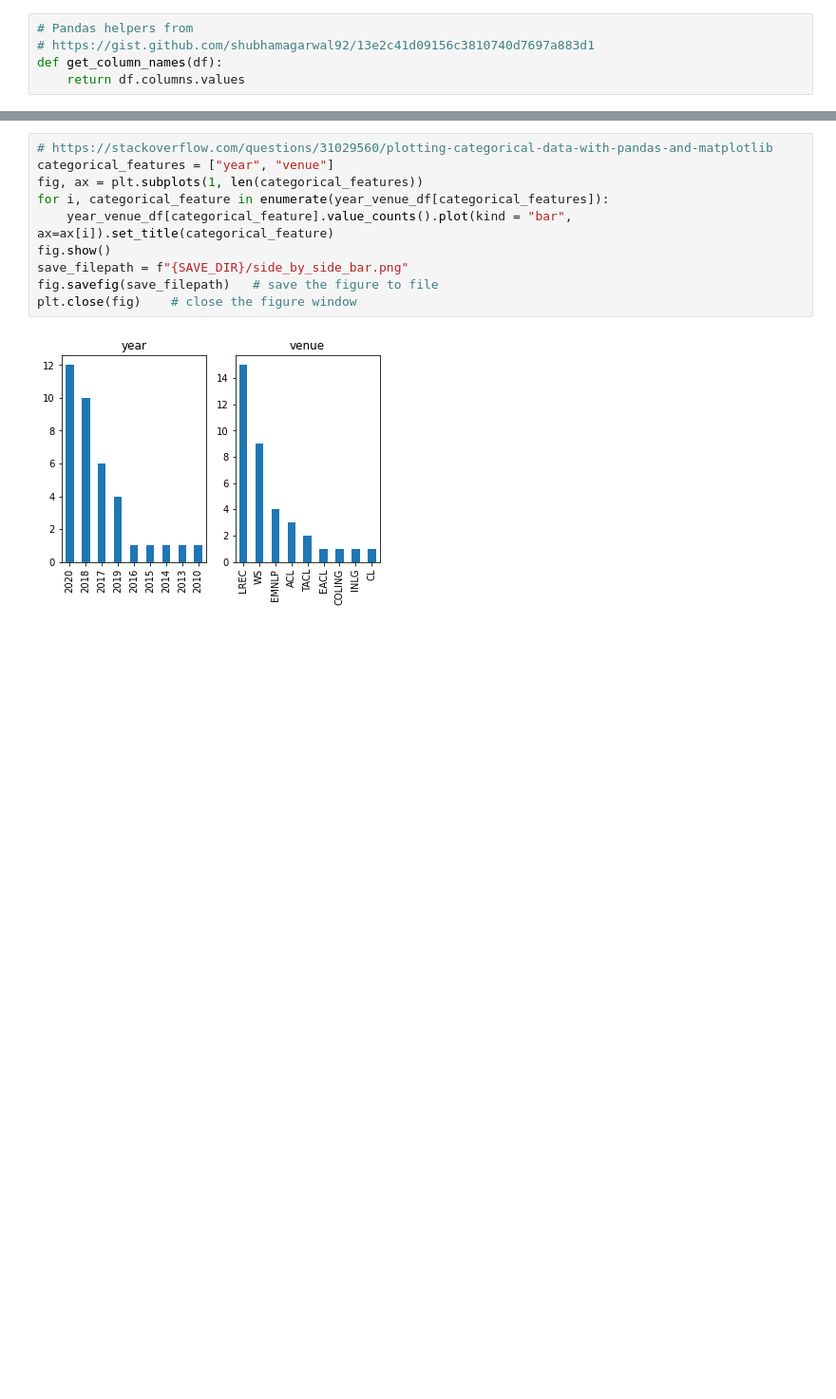
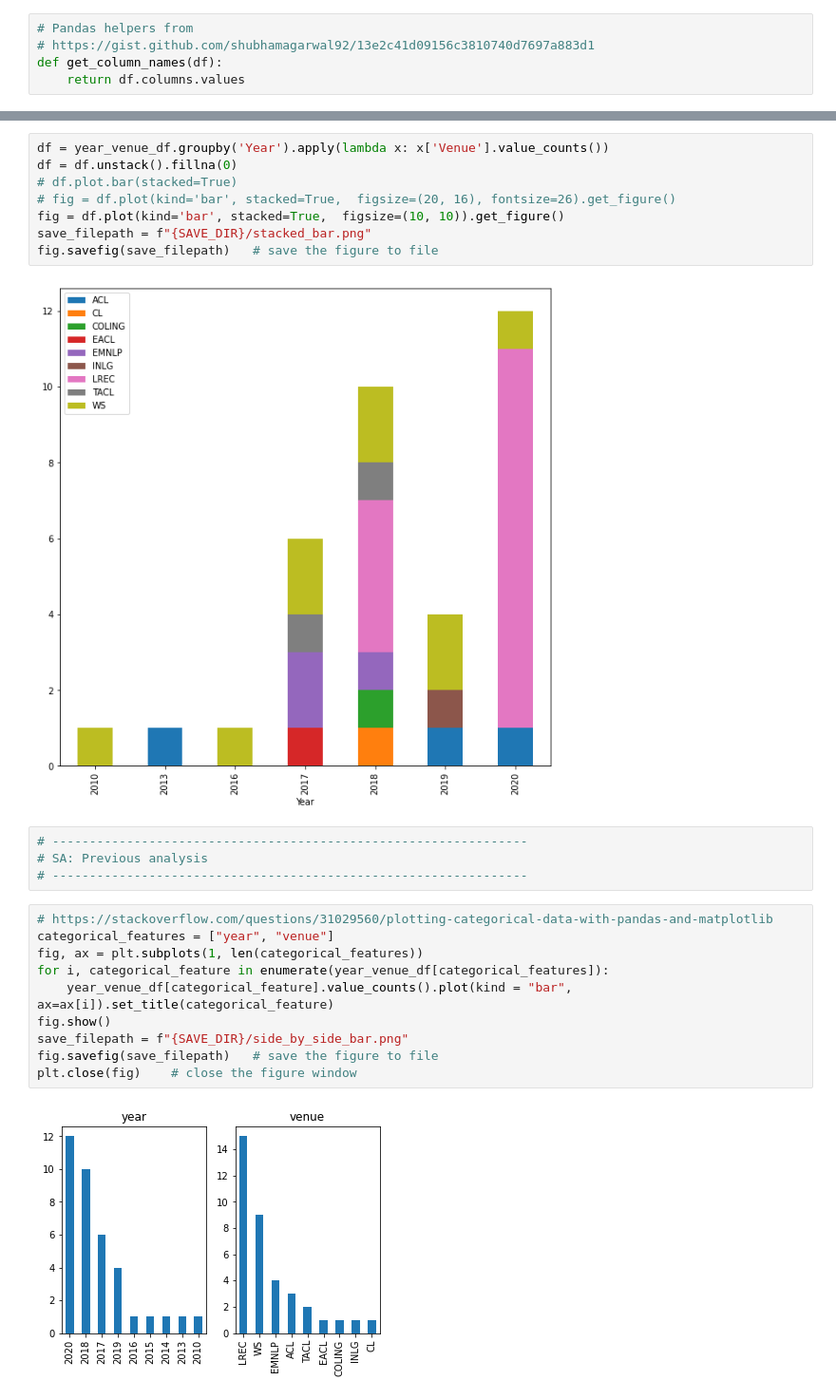
Before and after one commit to shubhamagarwal92/eacl-reproducibility, a Jupyter notebook: notebooks/analysis.ipynb, the cells around one changed output, grey strips where cells are left out. Shown at 95% size. Cells and saved outputs as stored; diff of their text form; blank space fills up the shorter version.

```diff
--- a/notebooks/analysis.ipynb
+++ b/notebooks/analysis.ipynb
@@ -111,3 +128,17 @@ year_venue_df
+# %%
+df = year_venue_df.groupby('Year').apply(lambda x: x['Venue'].value_counts())
+df = df.unstack().fillna(0)
+# df.plot.bar(stacked=True)
+# fig = df.plot(kind='bar', stacked=True,  figsize=(20, 16), fontsize=26).get_figure()
+fig = df.plot(kind='bar', stacked=True,  figsize=(10, 10)).get_figure()
+save_filepath = f"{SAVE_DIR}/stacked_bar.png"
+fig.savefig(save_filepath)   # save the figure to file
+# %% [output]
+[figure, added]
+# %%
+# ----------------------------------------------------------------
+# SA: Previous analysis
+# ----------------------------------------------------------------
 # %%
 # https://stackoverflow.com/questions/31029560/plotting-categorical-data-with-pandas-and-matplotlib
 categorical_features = ["year", "venue"]
```
Also changed, not shown: parts of 9 cells of this notebook, 5 other files.
